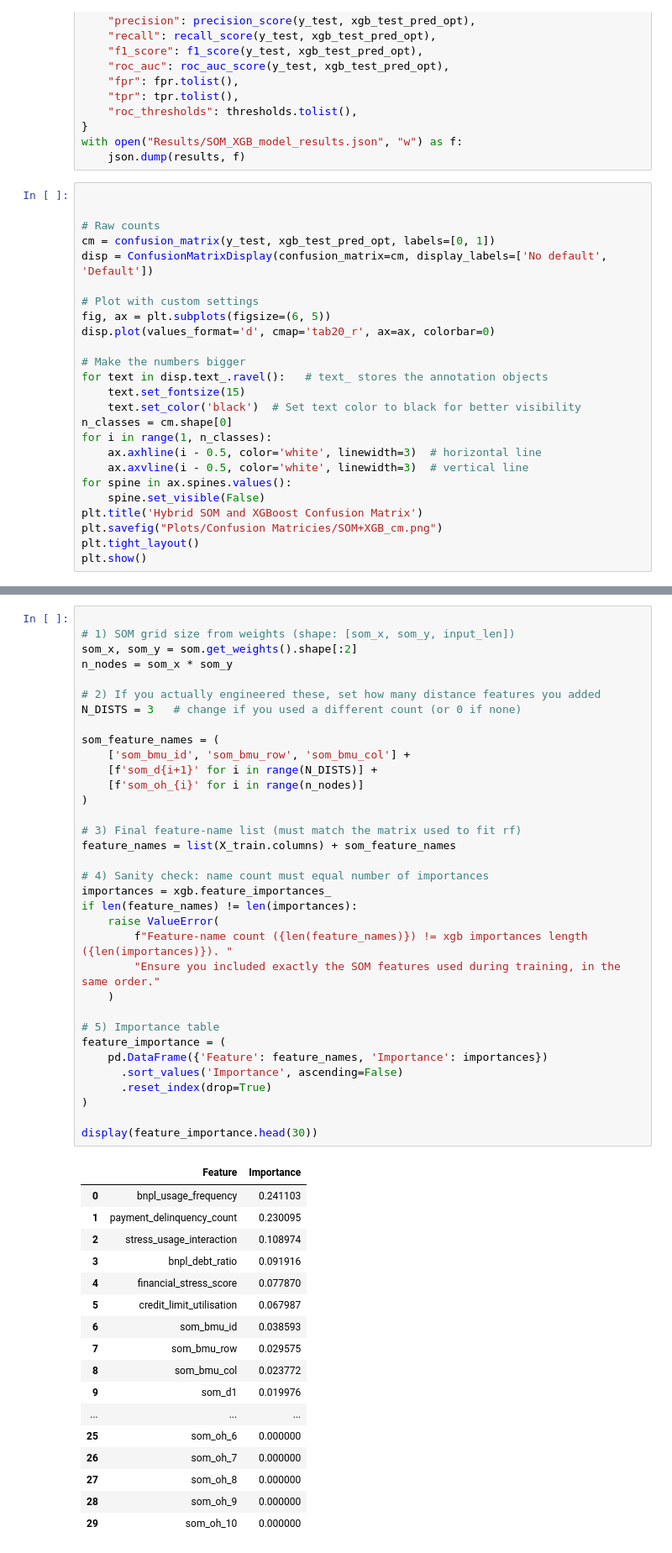
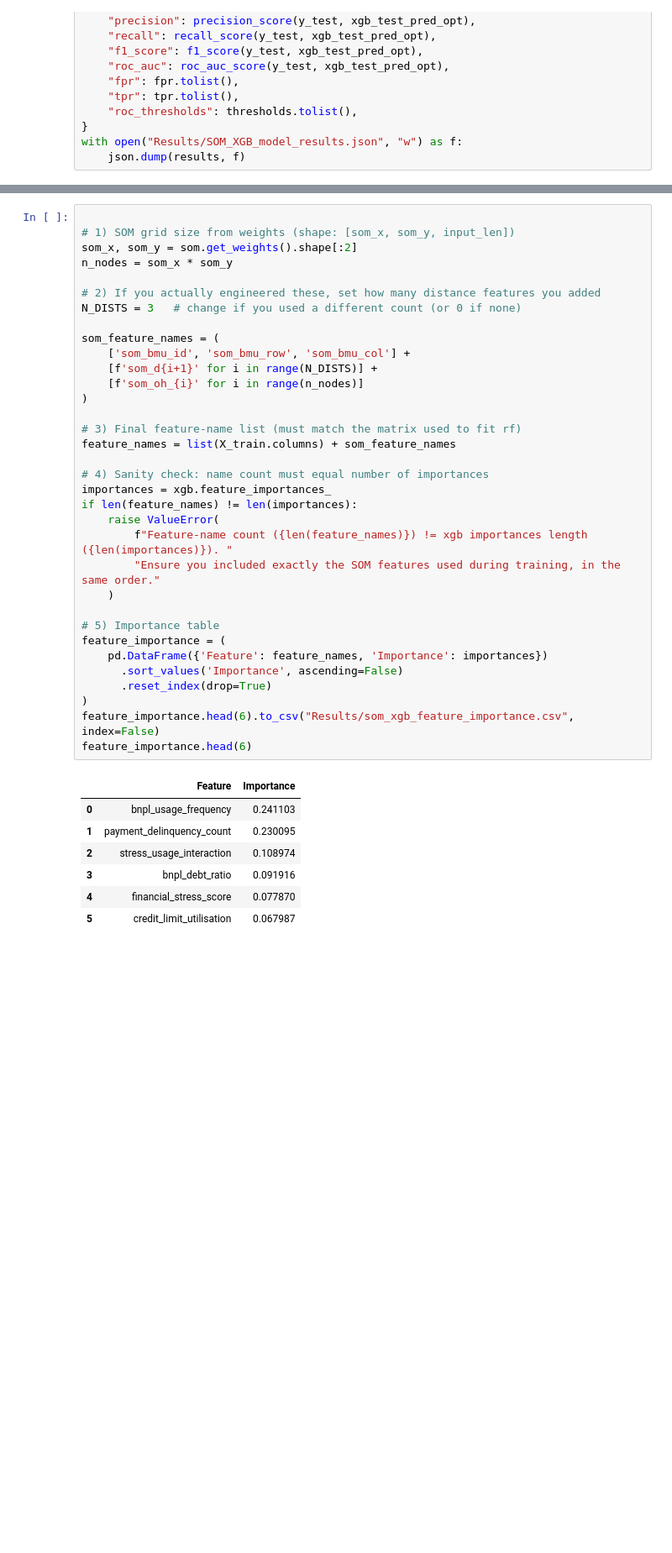
Before and after one commit to IsmailZei/Credit-Risk-Models-in-BNPL, a Jupyter notebook: SOM.ipynb, the cells around one changed output, grey strips where cells are left out. Shown at 84% size. Cells and saved outputs as stored; diff of their text form; blank space fills up the shorter version.

Commit message:
Finished the feature importance part

```diff
--- a/SOM.ipynb
+++ b/SOM.ipynb
@@ -540,28 +474,3 @@ results = {
 }
 with open("Results/SOM_XGB_model_results.json", "w") as f:
     json.dump(results, f)
-# %%
-
-
-# Raw counts
-cm = confusion_matrix(y_test, xgb_test_pred_opt, labels=[0, 1])
-disp = ConfusionMatrixDisplay(confusion_matrix=cm, display_labels=['No default', 'Default'])
-
-# Plot with custom settings
-fig, ax = plt.subplots(figsize=(6, 5))
-disp.plot(values_format='d', cmap='tab20_r', ax=ax, colorbar=0)
-
-# Make the numbers bigger
-for text in disp.text_.ravel():   # text_ stores the annotation objects
-    text.set_fontsize(15)
-    text.set_color('black')  # Set text color to black for better visibility
-n_classes = cm.shape[0]
-for i in range(1, n_classes):
-    ax.axhline(i - 0.5, color='white', linewidth=3)  # horizontal line
-    ax.axvline(i - 0.5, color='white', linewidth=3)  # vertical line
-for spine in ax.spines.values():
-    spine.set_visible(False)
-plt.title('Hybrid SOM and XGBoost Confusion Matrix')
-plt.savefig("Plots/Confusion Matricies/SOM+XGB_cm.png")
-plt.tight_layout()
-plt.show()
@@ -580,42 +487,32 @@ som_feature_names = (
     ['som_bmu_id', 'som_bmu_row', 'som_bmu_col'] +
     [f'som_d{i+1}' for i in range(N_DISTS)] +
     [f'som_oh_{i}' for i in range(n_nodes)]
 )
 
 # 3) Final feature-name list (must match the matrix used to fit rf)
 feature_names = list(X_train.columns) + som_feature_names
 
 # 4) Sanity check: name count must equal number of importances
 importances = xgb.feature_importances_
 if len(feature_names) != len(importances):
     raise ValueError(
         f"Feature-name count ({len(feature_names)}) != xgb importances length ({len(importances)}). "
         "Ensure you included exactly the SOM features used during training, in the same order."
     )
 
 # 5) Importance table
 feature_importance = (
     pd.DataFrame({'Feature': feature_names, 'Importance': importances})
       .sort_values('Importance', ascending=False)
       .reset_index(drop=True)
 )
-
-display(feature_importance.head(30))
+feature_importance.head(6).to_csv("Results/som_xgb_feature_importance.csv", index=False)
+feature_importance.head(6)
 # %% [output]
 |  | Feature | Importance |
 | 0 | bnpl_usage_frequency | 0.241103 |
 | 1 | payment_delinquency_count | 0.230095 |
 | 2 | stress_usage_interaction | 0.108974 |
 | 3 | bnpl_debt_ratio | 0.091916 |
 | 4 | financial_stress_score | 0.077870 |
 | 5 | credit_limit_utilisation | 0.067987 |
-| 6 | som_bmu_id | 0.038593 |
-| 7 | som_bmu_row | 0.029575 |
-| 8 | som_bmu_col | 0.023772 |
-| 9 | som_d1 | 0.019976 |
-| ... | ... | ... |
-| 25 | som_oh_6 | 0.000000 |
-| 26 | som_oh_7 | 0.000000 |
-| 27 | som_oh_8 | 0.000000 |
-| 28 | som_oh_9 | 0.000000 |
-| 29 | som_oh_10 | 0.000000 |
```
Also changed, not shown: parts of 5 cells of this notebook, 20 other files.
